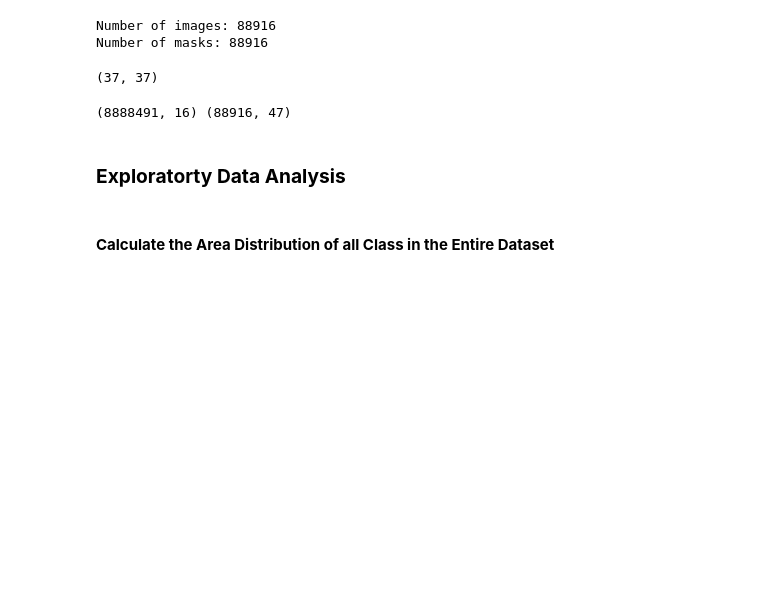
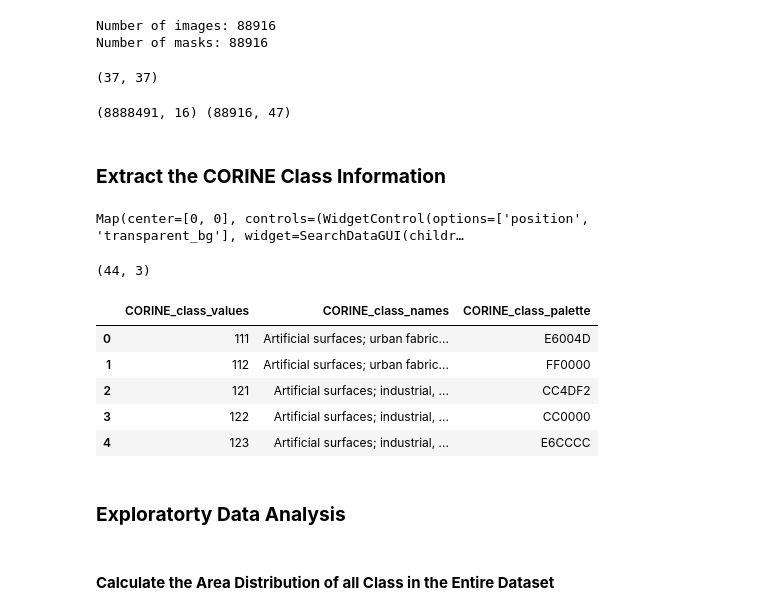
Before and after one commit to geonextgis/landscape-classification, a Jupyter notebook: exploratory_data_analysis.ipynb, the cells around one changed output. Drawn from its saved outputs; the diff is of its cells as text; code cells hidden in the pictures; blank space fills up the shorter version.

```diff
--- a/exploratory_data_analysis.ipynb
+++ b/exploratory_data_analysis.ipynb
@@ -60,3 +62,13 @@ for c_p in tqdm(class_value_counts_paths):
 print(country_sample_stat_df.shape, class_value_counts_df.shape)
 # %% [output]
 (8888491, 16) (88916, 47)
+# %% [markdown]
+### **Extract the CORINE Class Information**
+# %%
+ee.Authenticate()
+ee.Initialize(project='ee-geonextgis')
+
+Map = geemap.Map(basemap="Esri.WorldImagery")
+Map
+# %% [output]
+Map(center=[0, 0], controls=(WidgetControl(options=['position', 'transparent_bg'], widget=SearchDataGUI(childr…
@@ -62,0 +91,27 @@ print(country_sample_stat_df.shape, class_value_counts_df.shape)
+# %%
+# Import the CORINE LULC 2018
+corine_2018 = ee.Image('COPERNICUS/CORINE/V20/100m/2018')\
+                .select('landcover')
+Map.setCenter(16.436, 39.825, 6);
+Map.addLayer(corine_2018, {}, 'CORINE Land Cover')
+# %%
+# Get the class properties from CORINE data
+landcover_class_names = corine_2018.get('landcover_class_names').getInfo()
+landcover_class_palette = corine_2018.get('landcover_class_palette').getInfo()
+landcover_class_values = corine_2018.get('landcover_class_values').getInfo()
+
+# Store in a dataframe
+lulc_info = pd.DataFrame({
+    'CORINE_class_values': landcover_class_values,
+    'CORINE_class_names': landcover_class_names,
+    'CORINE_class_palette': landcover_class_palette})
+print(lulc_info.shape)
+lulc_info.head()
+# %% [output]
+(44, 3)
+|  | CORINE_class_values | CORINE_class_names | CORINE_class_palette |
+| 0 | 111 | Artificial surfaces; urban fabric... | E6004D |
+| 1 | 112 | Artificial surfaces; urban fabric... | FF0000 |
+| 2 | 121 | Artificial surfaces; industrial, ... | CC4DF2 |
+| 3 | 122 | Artificial surfaces; industrial, ... | CC0000 |
+| 4 | 123 | Artificial surfaces; industrial, ... | E6CCCC |
```
Also changed, not shown: parts of 10 cells of this notebook, 2 other files.
